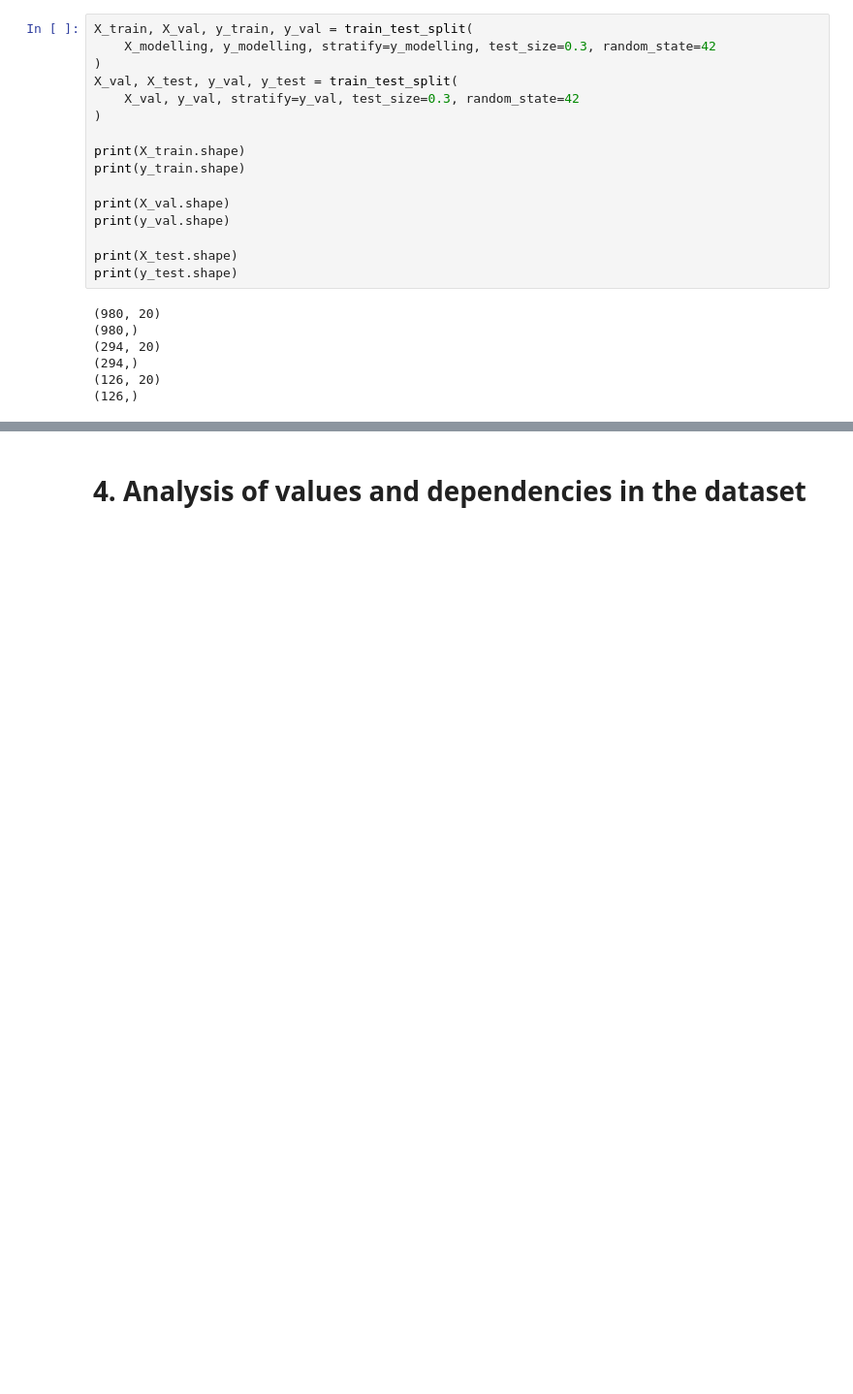
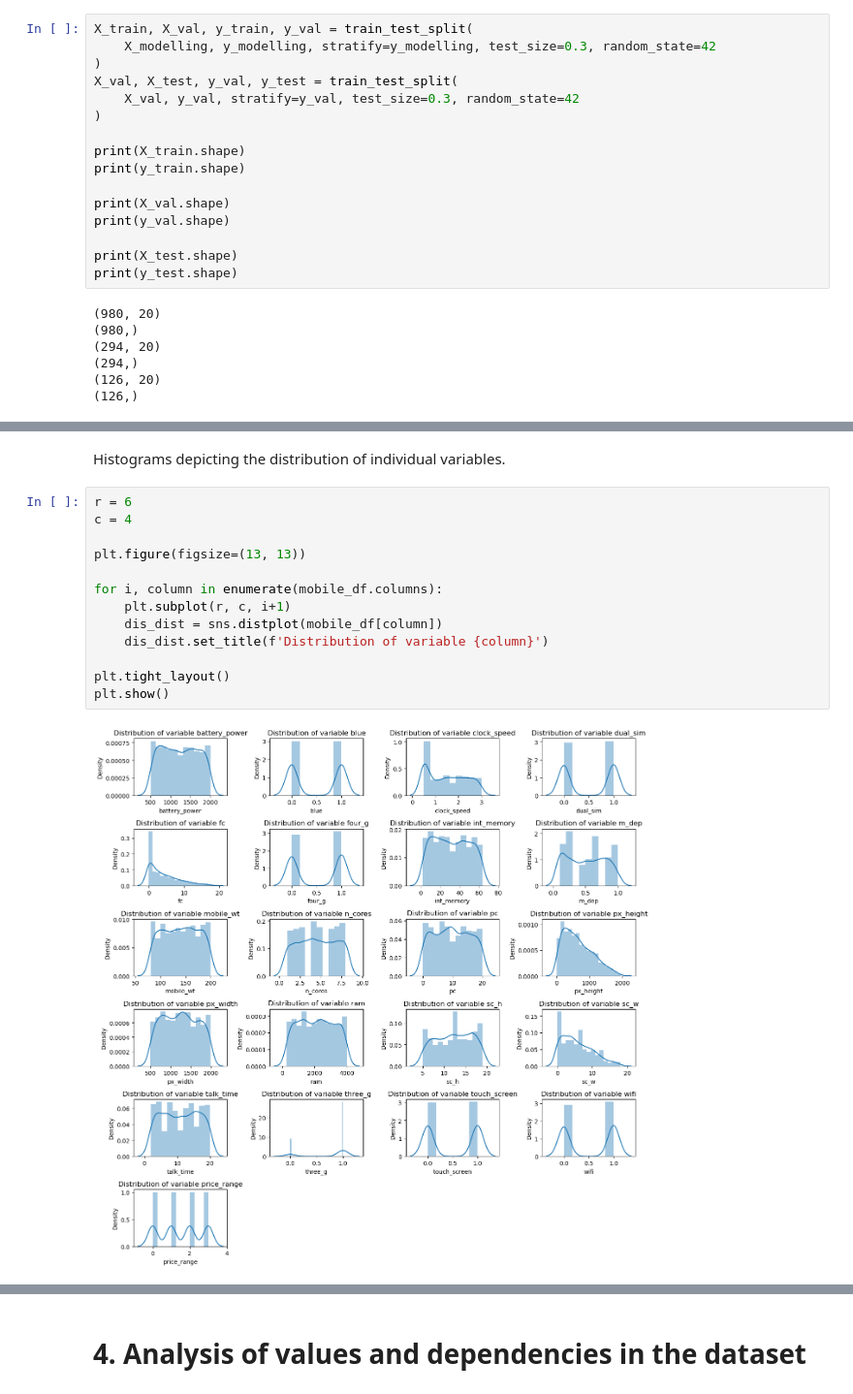
Before and after one commit to xxkaro/Phone-Prices-Classification, a Jupyter notebook: EDA/EDA_final.ipynb, the cells around one changed output, grey strips where cells are left out. Shown at 97% size. Saved outputs shown, nothing was run; the diff lists cells and outputs as text; blank space fills up the shorter version.

```diff
--- a/EDA/EDA_final.ipynb
+++ b/EDA/EDA_final.ipynb
@@ -177,0 +147,17 @@ print(y_test.shape)
+# %% [markdown]
+Histograms depicting the distribution of individual variables.
+# %%
+r = 6
+c = 4
+
+plt.figure(figsize=(13, 13))
+
+for i, column in enumerate(mobile_df.columns):
+    plt.subplot(r, c, i+1)
+    dis_dist = sns.distplot(mobile_df[column])
+    dis_dist.set_title(f'Distribution of variable {column}')
+
+plt.tight_layout()
+plt.show()
+# %% [output]
+[figure, added]
```
Also changed, not shown: parts of 31 cells of this notebook.
